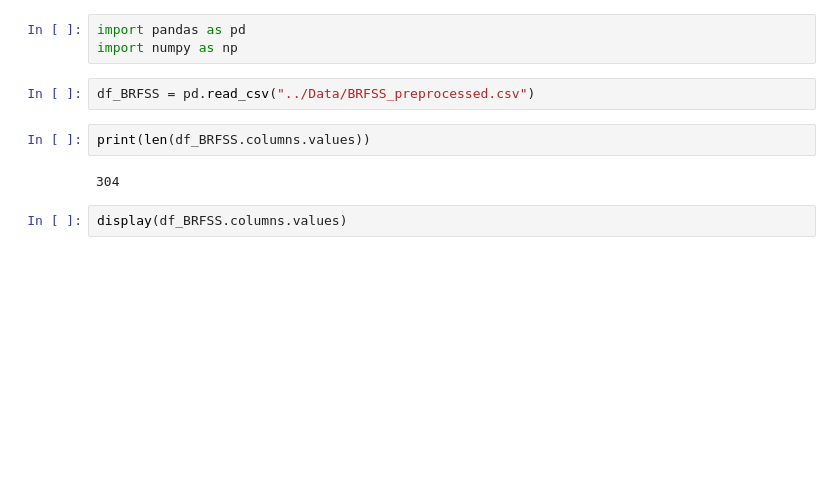
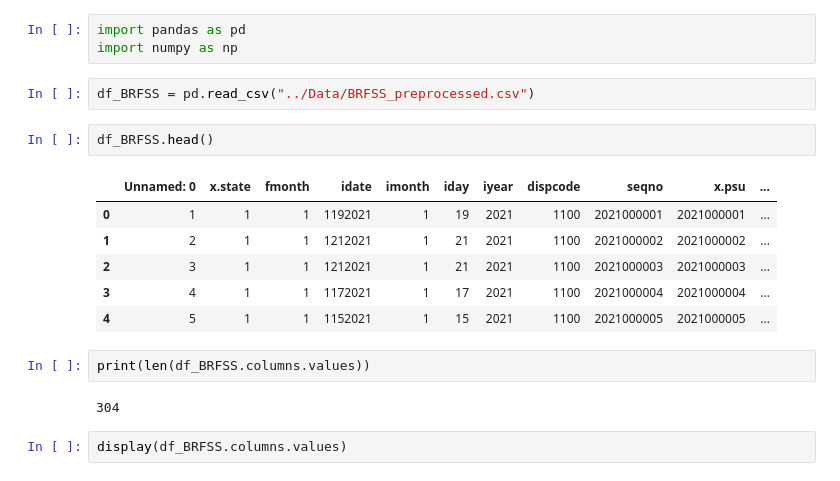
Before and after one commit to iam-neelesh8/BRFSS_Analysis, a Jupyter notebook: notebooks/BRFSS_EDA.ipynb, the cells around one changed output. Saved outputs shown, nothing was run; the diff lists cells and outputs as text; blank space fills up the shorter version.

```diff
--- a/notebooks/BRFSS_EDA.ipynb
+++ b/notebooks/BRFSS_EDA.ipynb
@@ -3,6 +3,15 @@ import pandas as pd
 import numpy as np
 # %%
 df_BRFSS = pd.read_csv("../Data/BRFSS_preprocessed.csv")
+# %%
+df_BRFSS.head()
+# %% [output]
+|  | Unnamed: 0 | x.state | fmonth | idate | imonth | iday | iyear | dispcode | seqno | x.psu | ... |
+| 0 | 1 | 1 | 1 | 1192021 | 1 | 19 | 2021 | 1100 | 2021000001 | 2021000001 | ... |
+| 1 | 2 | 1 | 1 | 1212021 | 1 | 21 | 2021 | 1100 | 2021000002 | 2021000002 | ... |
+| 2 | 3 | 1 | 1 | 1212021 | 1 | 21 | 2021 | 1100 | 2021000003 | 2021000003 | ... |
+| 3 | 4 | 1 | 1 | 1172021 | 1 | 17 | 2021 | 1100 | 2021000004 | 2021000004 | ... |
+| 4 | 5 | 1 | 1 | 1152021 | 1 | 15 | 2021 | 1100 | 2021000005 | 2021000005 | ... |
 # %%
 print(len(df_BRFSS.columns.values))
 # %% [output]
```
Also changed, not shown: parts of 6 cells of this notebook.
